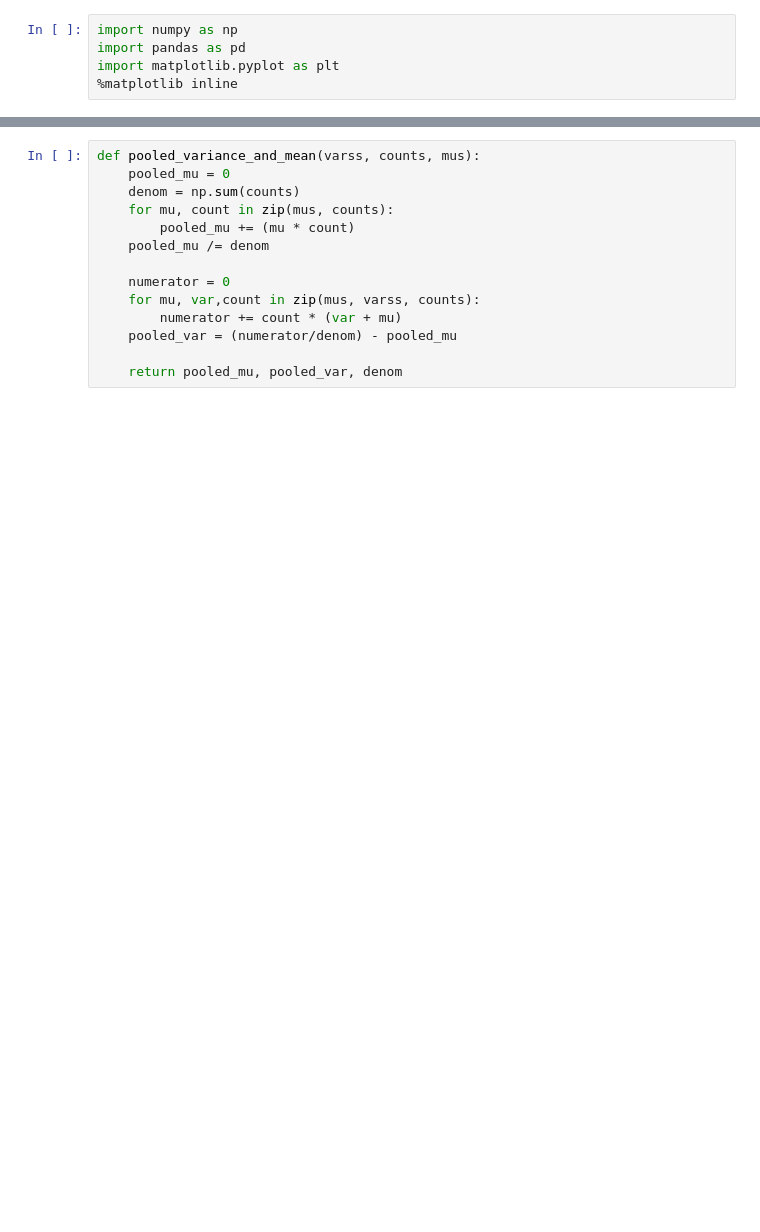
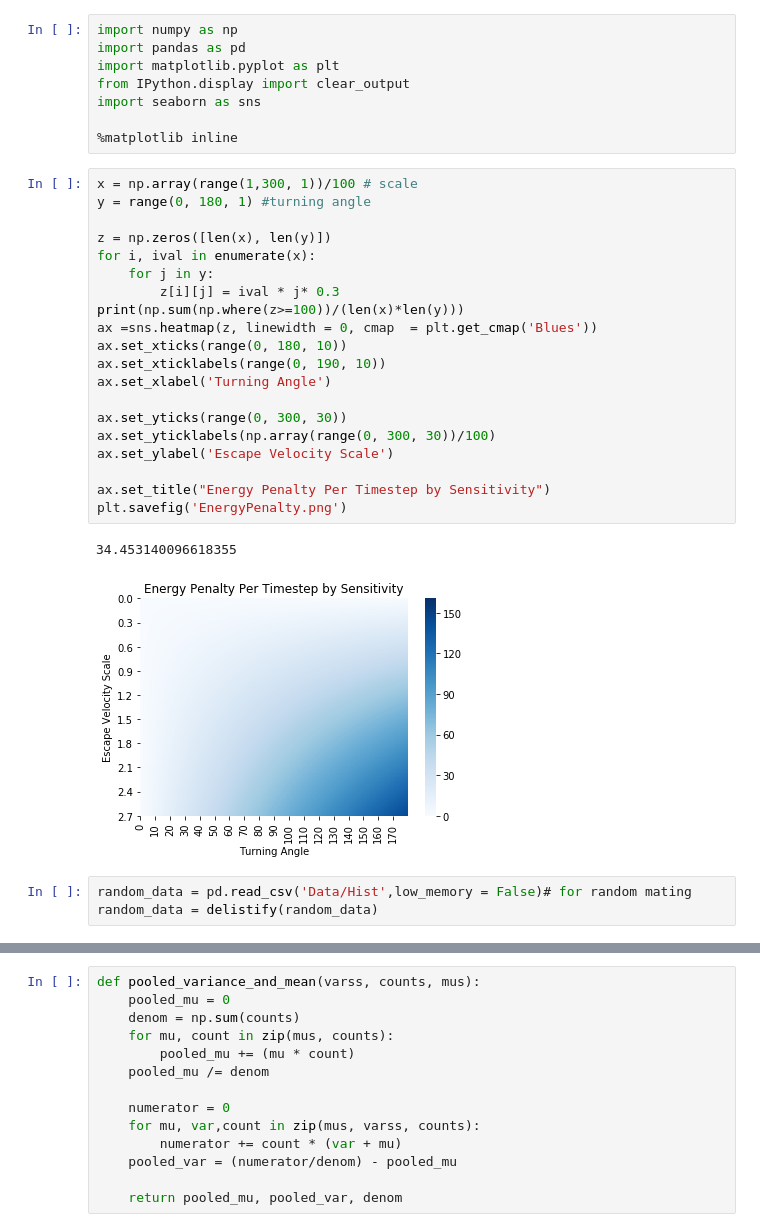
Before and after one commit to benjijamorris/Dynamic-Models-of-Biology, a Jupyter notebook: Graphs.ipynb, the cells around one changed output, grey strips where cells are left out. Saved outputs shown, nothing was run; the diff lists cells and outputs as text; blank space fills up the shorter version.

```diff
--- a/Graphs.ipynb
+++ b/Graphs.ipynb
@@ -2,4 +2,33 @@
 import numpy as np
 import pandas as pd
 import matplotlib.pyplot as plt
+from IPython.display import clear_output
+import seaborn as sns
+
 %matplotlib inline
+# %%
+x = np.array(range(1,300, 1))/100 # scale
+y = range(0, 180, 1) #turning angle
+
+z = np.zeros([len(x), len(y)])
+for i, ival in enumerate(x):
+    for j in y:
+        z[i][j] = ival * j* 0.3
+print(np.sum(np.where(z>=100))/(len(x)*len(y)))
+ax =sns.heatmap(z, linewidth = 0, cmap  = plt.get_cmap('Blues'))
+ax.set_xticks(range(0, 180, 10))
+ax.set_xticklabels(range(0, 190, 10))
+ax.set_xlabel('Turning Angle')
+
+ax.set_yticks(range(0, 300, 30))
+ax.set_yticklabels(np.array(range(0, 300, 30))/100)
+ax.set_ylabel('Escape Velocity Scale')
+
+ax.set_title("Energy Penalty Per Timestep by Sensitivity")
+plt.savefig('EnergyPenalty.png')
+# %% [output]
+34.453140096618355
+[figure, added]
+# %%
+random_data = pd.read_csv('Data/Hist',low_memory = False)# for random mating
+random_data = delistify(random_data)
```
Also changed, not shown: parts of 24 cells of this notebook.
